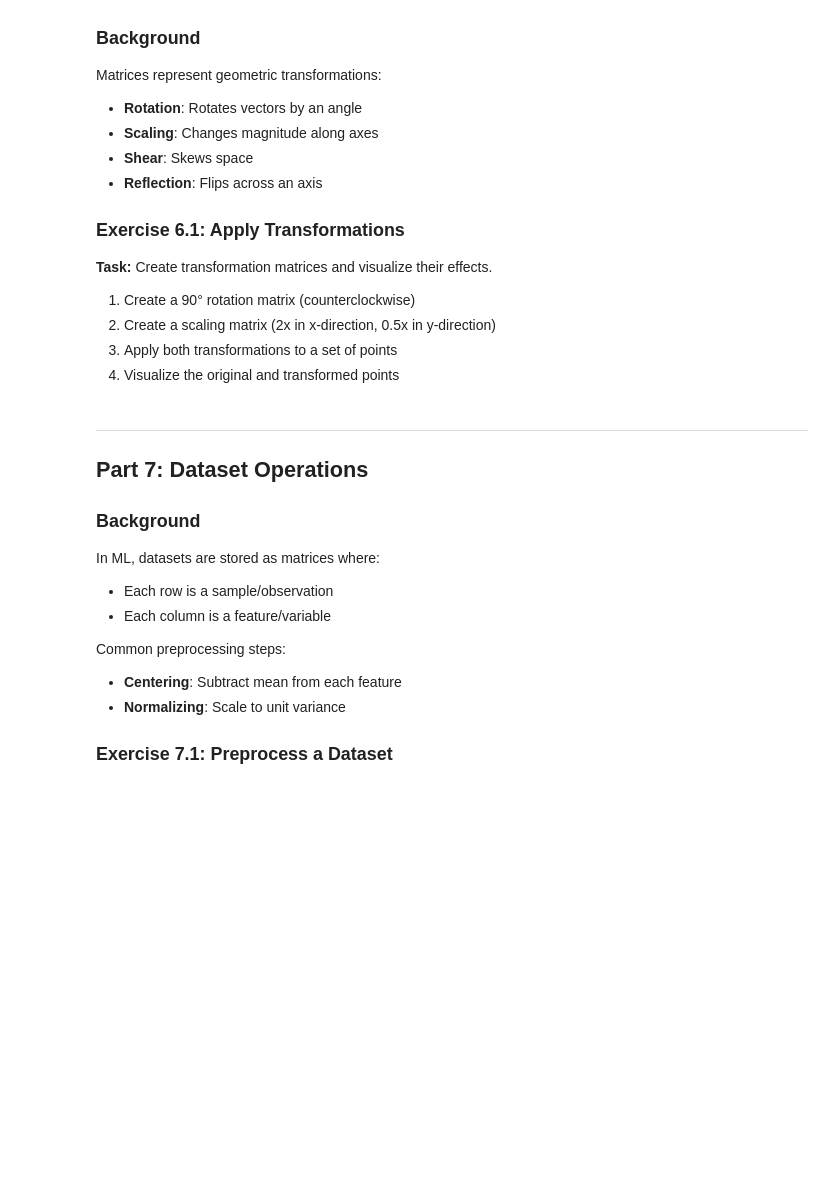
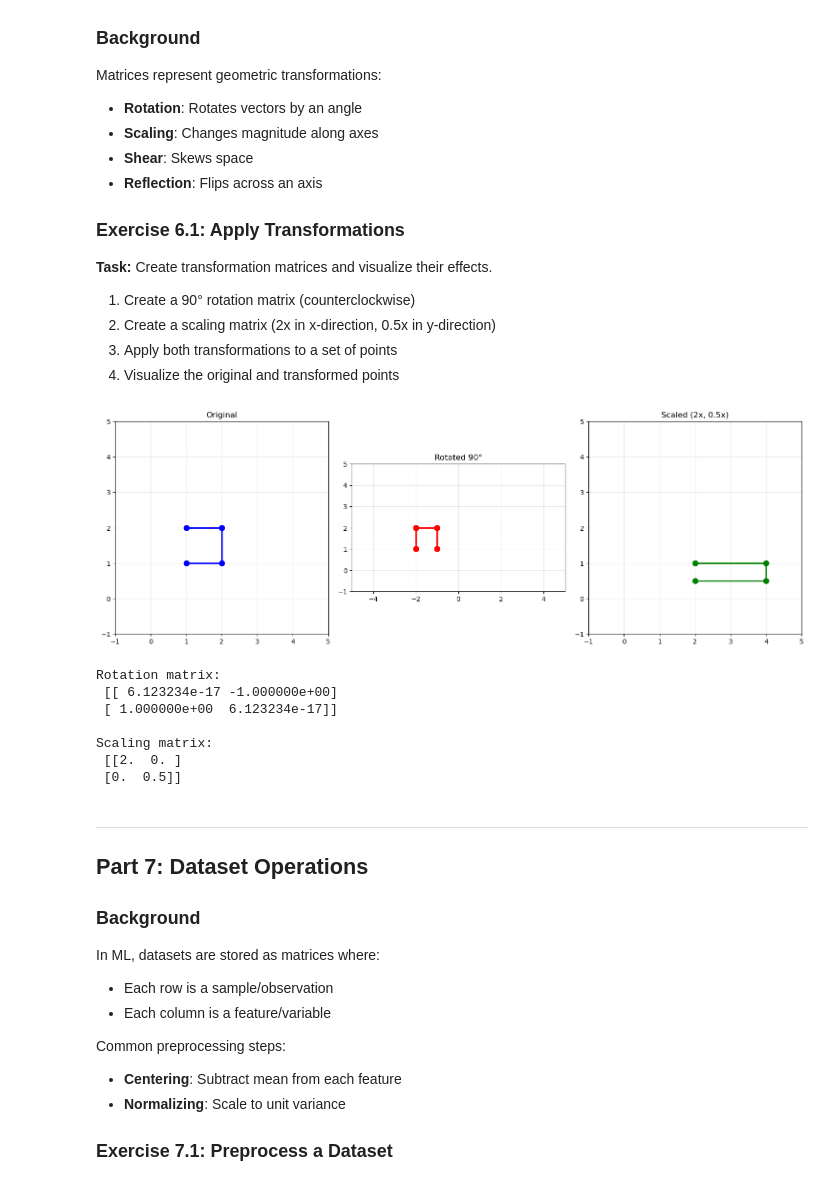
Before and after one commit to jumpingsphinx/jumpingsphinx.github.io, a Jupyter notebook: notebooks/module1-linear-algebra/solutions/solution_exercise2-matrices.ipynb, the cells around one changed output. Drawn from its saved outputs; the diff is of its cells as text; code cells hidden in the pictures; blank space fills up the shorter version.

```diff
--- a/notebooks/module1-linear-algebra/solutions/solution_exercise2-matrices.ipynb
+++ b/notebooks/module1-linear-algebra/solutions/solution_exercise2-matrices.ipynb
@@ -261,53 +290,68 @@ Matrices represent geometric transformations:
 # [cos(θ), -sin(θ)]
 # [sin(θ),  cos(θ)]
 theta = np.pi / 2  # 90 degrees in radians
-rotation_matrix =
+rotation_matrix = np.array([
+    [np.cos(theta), -np.sin(theta)],
+    [np.sin(theta),  np.cos(theta)]
+])
 
 # Scaling matrix
 # [sx, 0 ]
 # [0,  sy]
-scaling_matrix =
+scaling_matrix = np.array([
+    [2, 0],
+    [0, 0.5]
+])
 
 # Original points (as columns)
 points = np.array([[1, 2, 2, 1],
                    [1, 1, 2, 2]])
 
 # Apply transformations
-rotated_points =
-scaled_points =
+rotated_points = rotation_matrix @ points
+scaled_points = scaling_matrix @ points
 
 # Visualize
 fig, axes = plt.subplots(1, 3, figsize=(15, 5))
 
 # Original
 axes[0].plot(points[0, :], points[1, :], 'bo-', linewidth=2, markersize=8)
 axes[0].set_xlim(-1, 5)
 axes[0].set_ylim(-1, 5)
 axes[0].grid(True, alpha=0.3)
 axes[0].set_aspect('equal')
 axes[0].set_title('Original')
 
 # Rotated
 axes[1].plot(rotated_points[0, :], rotated_points[1, :], 'ro-', linewidth=2, markersize=8)
 axes[1].set_xlim(-5, 5)
 axes[1].set_ylim(-1, 5)
 axes[1].grid(True, alpha=0.3)
 axes[1].set_aspect('equal')
 axes[1].set_title('Rotated 90°')
 
 # Scaled
 axes[2].plot(scaled_points[0, :], scaled_points[1, :], 'go-', linewidth=2, markersize=8)
 axes[2].set_xlim(-1, 5)
 axes[2].set_ylim(-1, 5)
 axes[2].grid(True, alpha=0.3)
 axes[2].set_aspect('equal')
 axes[2].set_title('Scaled (2x, 0.5x)')
 
 plt.tight_layout()
 plt.show()
 
 print("Rotation matrix:\n", rotation_matrix)
 print("\nScaling matrix:\n", scaling_matrix)
+# %% [output]
+[figure, added]
+Rotation matrix:
+ [[ 6.123234e-17 -1.000000e+00]
+ [ 1.000000e+00  6.123234e-17]]
+
+Scaling matrix:
+ [[2.  0. ]
+ [0.  0.5]]
 # %% [markdown]
 ---
 
```
Also changed, not shown: parts of 13 cells of this notebook, 40 other files.
